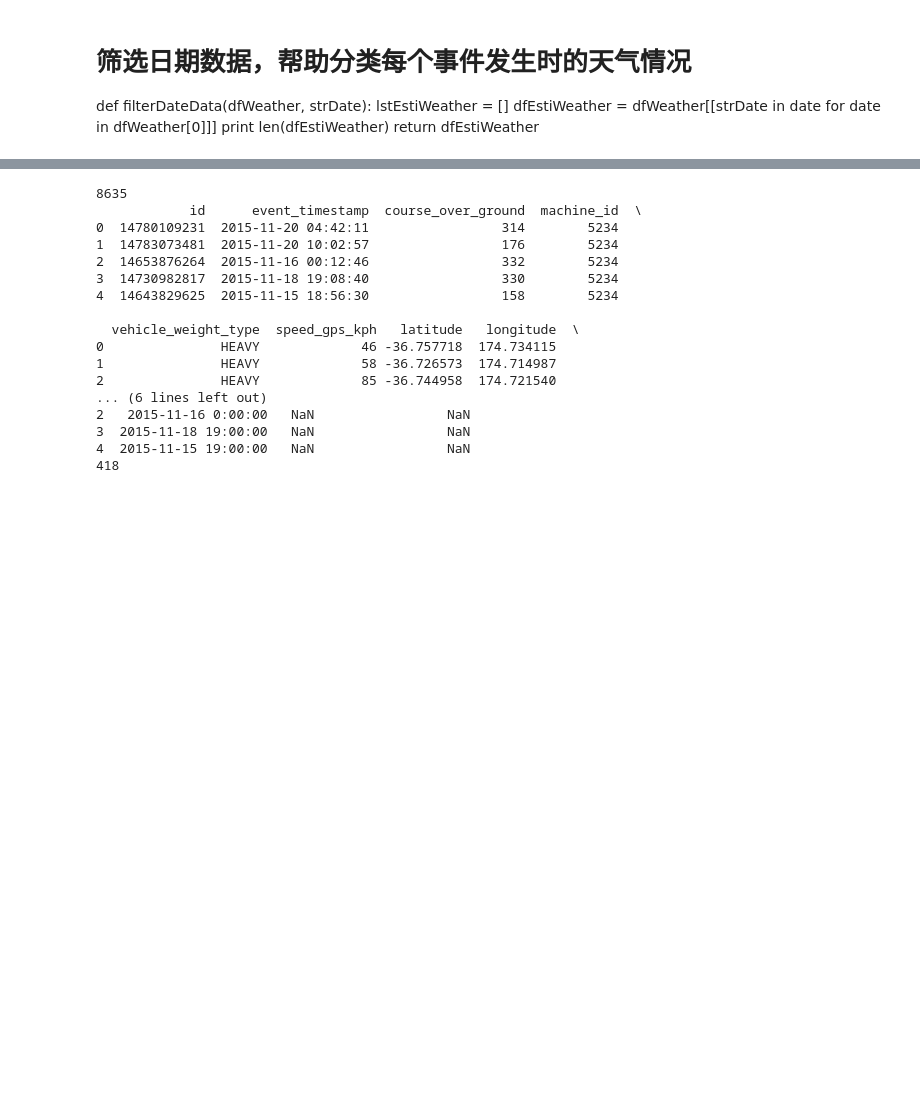
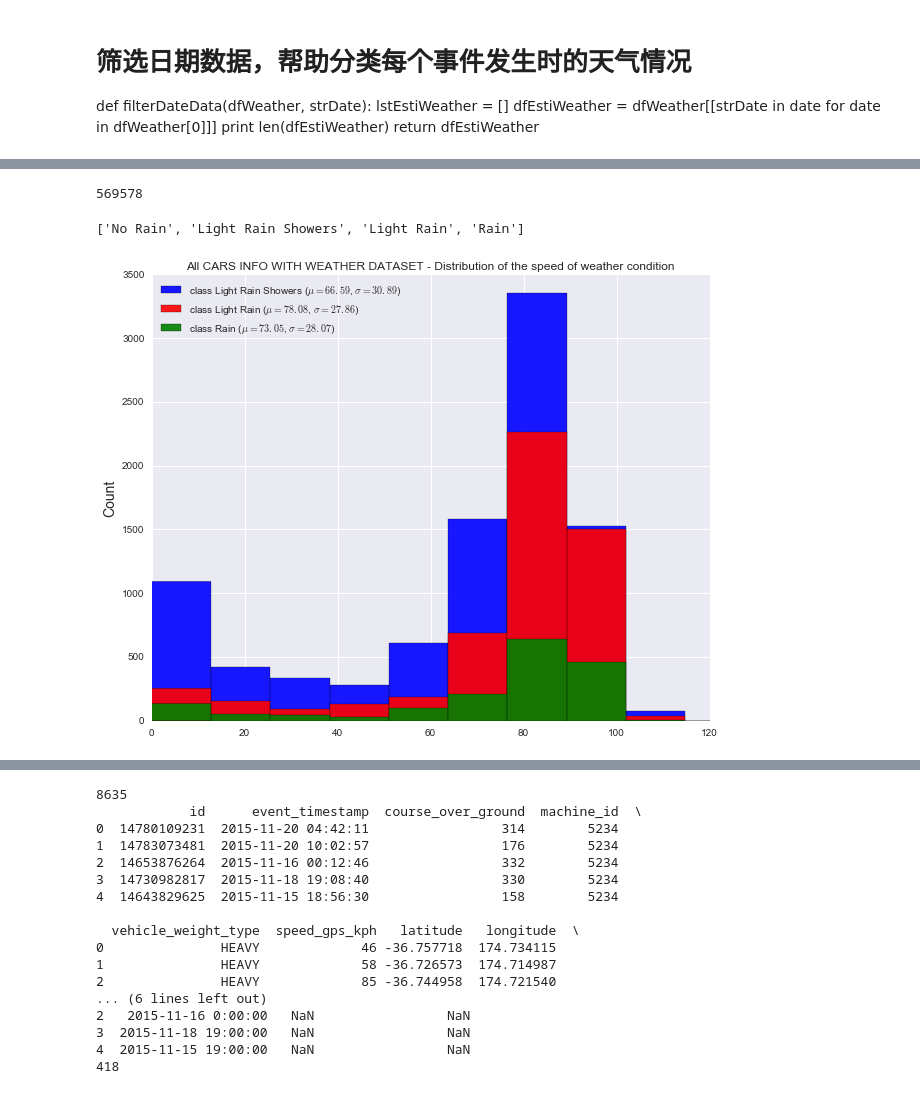
Before and after one commit to OscarZhou/DataScienceProject3, a Jupyter notebook: exploratory notebook 09291321.ipynb, the cells around one changed output, grey strips where cells are left out. Saved outputs shown, nothing was run; the diff lists cells and outputs as text; code cells hidden in the pictures; blank space fills up the shorter version.

Commit message:
Add files via upload
finish the speed frequency histogram by weather condition

```diff
--- a/exploratory notebook 09291321.ipynb
+++ b/exploratory notebook 09291321.ipynb
@@ -42,6 +42,17 @@ Traceback (most recent call last):
 ValueError: ('No requirements found', '#')
 You are using pip version 7.1.2, however version 8.1.2 is available.
 You should consider upgrading via the 'python -m pip install --upgrade pip' command.
+# %%
+sns.set(style="ticks")
+#sns.set_style("whitegrid")
+
+rcParams['figure.dpi'] = 350
+rcParams['lines.linewidth'] = 2
+rcParams['axes.facecolor'] = 'white'
+rcParams['patch.edgecolor'] = 'white'
+rcParams['font.family'] = 'StixGeneral'
+rcParams['figure.figsize'] = 15,10
+rcParams['font.size'] = 20
 # %%
 # Read the northern motorway road segments.csv and save it into a dataframe
 dfNorthMotorwayInfo = pd.read_csv('../Datasets/Northern Motorway Road Segments.csv', sep='\t')
@@ -515,0 +541,34 @@ dfAllMachineData.head()
+# %%
+dfAllMachineDataWithWeather = pd.read_csv("../CleanedDatasets/ALL_CARS_INFO_WITH_WEATHER.csv", usecols=[6,12])
+len(dfAllMachineDataWithWeather)
+# %% [output]
+569578
+# %%
+features
+# %% [output]
+['No Rain', 'Light Rain Showers', 'Light Rain', 'Rain']
+# %%
+# 根据雨的大小 显示速度分布情况
+from matplotlib import pyplot as plt
+
+plt.figure(figsize=(10,8))
+colors = ['yellow','blue', 'red', 'green']
+#colors = ['yellow', 'Cyan', 'Lime']
+features = list(dfAllMachineDataWithWeather['condition'].unique())
+
+for color, feat in zip(colors, features):
+    if feat != 'No Rain':
+        mean = np.mean(dfAllMachineDataWithWeather['speed_gps_kph'][dfAllMachineDataWithWeather['condition'] == feat]) # class sample mean
+        stdev = np.std(dfAllMachineDataWithWeather['speed_gps_kph'][dfAllMachineDataWithWeather['condition'] == feat]) # class standard deviation
+        dfAllMachineDataWithWeather['speed_gps_kph'][dfAllMachineDataWithWeather['condition'] == feat].hist(alpha=0.9, # opacity level
+                 label='class {} ($\mu={:.2f}$, $\sigma={:.2f}$)'.format(feat, mean, stdev),
+                 color=color,
+                 bins=20)
+
+plt.title('All CARS INFO WITH WEATHER DATASET - Distribution of the speed of weather condition')
+plt.xlim([0,120])
+plt.ylabel('Count', fontsize=14)
+plt.legend(loc='upper left')
+plt.show()
+# %% [output]
+[figure, added]
```
Also changed, not shown: parts of 30 cells of this notebook.
